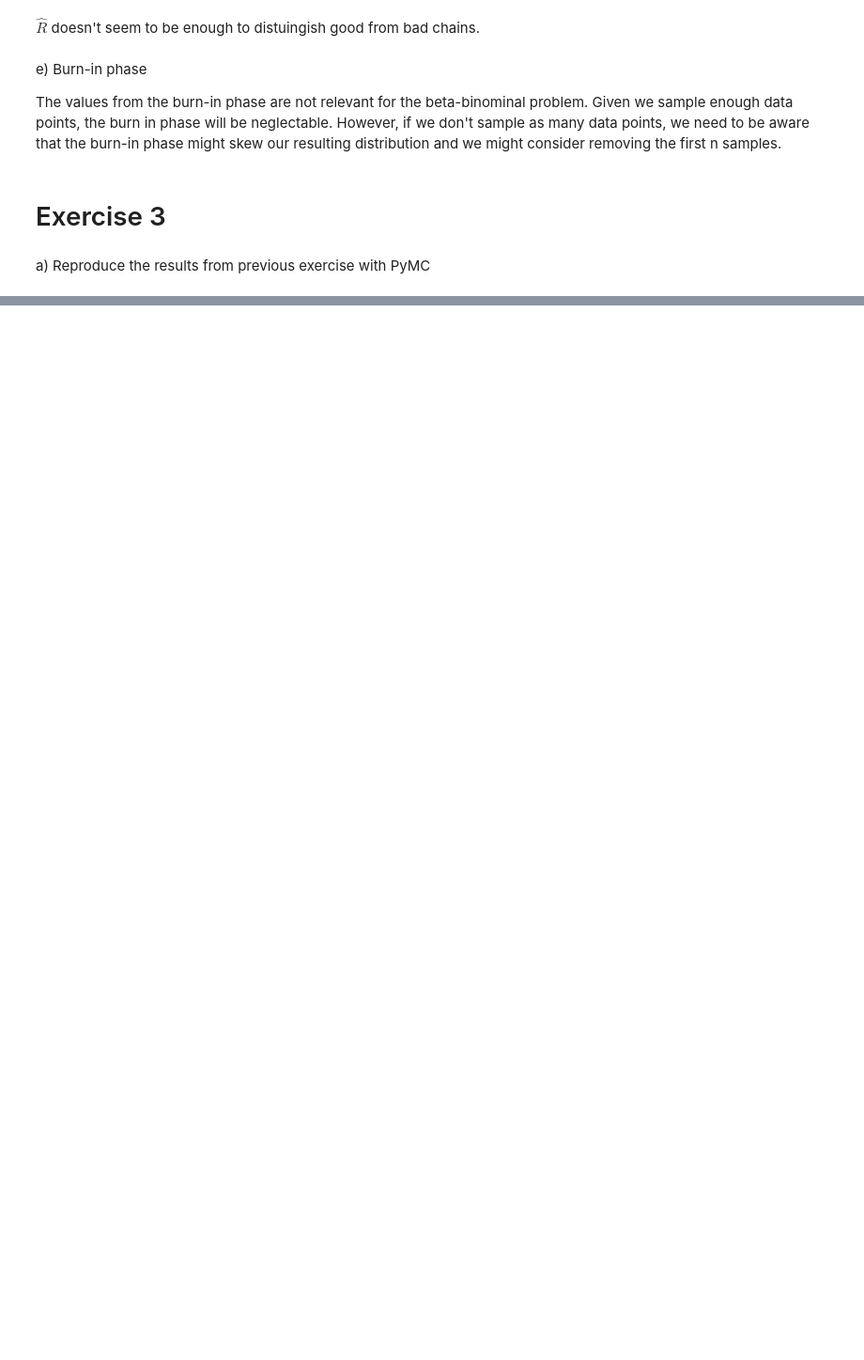
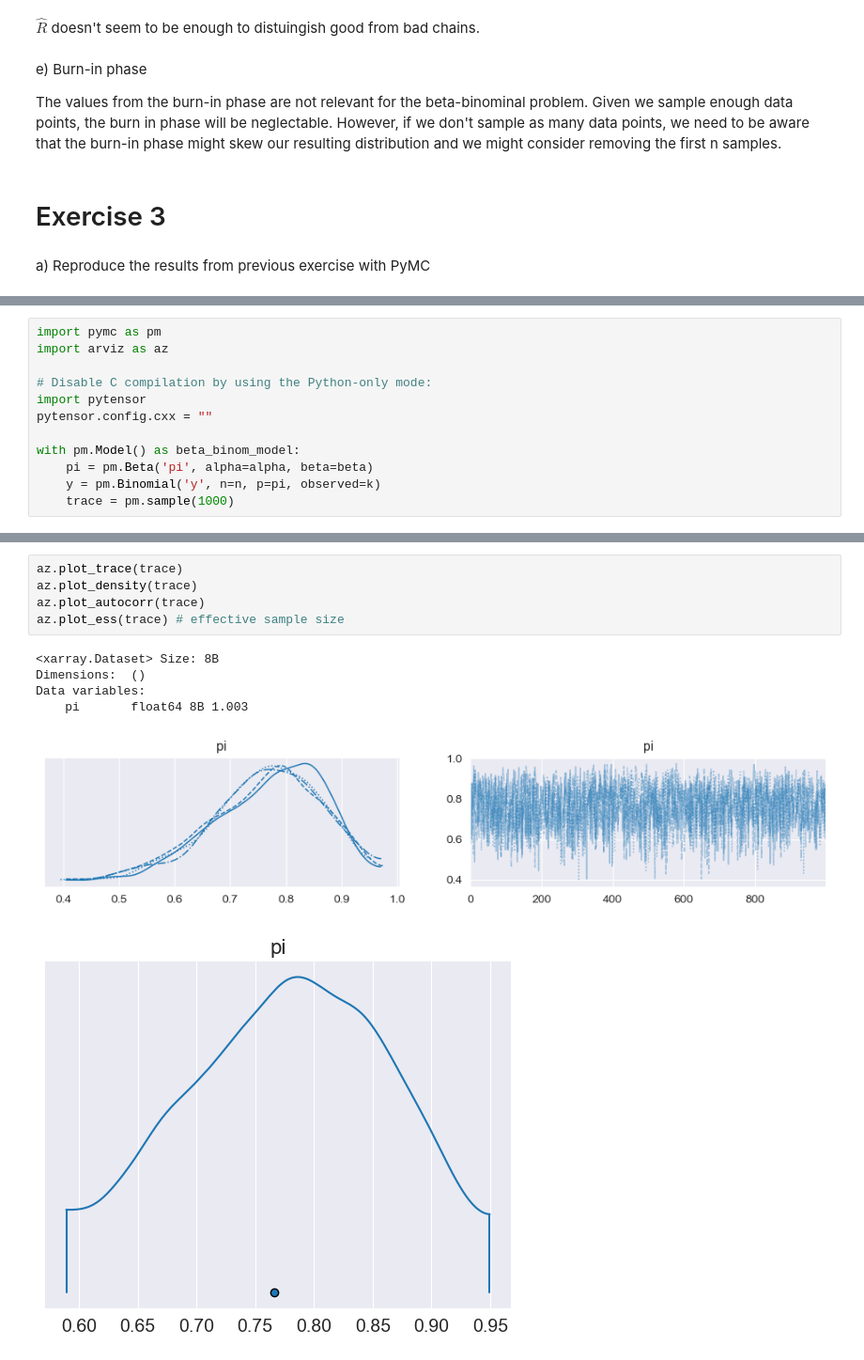
Before and after one commit to marbetschar/ZHAW-Bayesian-Machine-Learning-HS25, a Jupyter notebook: notebooks/week03/BML_Exercises_Week_03.ipynb, the cells around one changed output, grey strips where cells are left out. Shown at 94% size. Cells and saved outputs as stored; diff of their text form; blank space fills up the shorter version.

```diff
--- a/notebooks/week03/BML_Exercises_Week_03.ipynb
+++ b/notebooks/week03/BML_Exercises_Week_03.ipynb
@@ -328,0 +333,12 @@ a) Reproduce the results from previous exercise with PyMC
+# %%
+import pymc as pm
+import arviz as az
+
+# Disable C compilation by using the Python-only mode:
+import pytensor
+pytensor.config.cxx = ""
+
+with pm.Model() as beta_binom_model:
+    pi = pm.Beta('pi', alpha=alpha, beta=beta)
+    y = pm.Binomial('y', n=n, p=pi, observed=k)
+    trace = pm.sample(1000)
@@ -328,0 +376,12 @@ a) Reproduce the results from previous exercise with PyMC
+# %%
+az.plot_trace(trace)
+az.plot_density(trace)
+az.plot_autocorr(trace)
+az.plot_ess(trace) # effective sample size
+# %% [output]
+<xarray.Dataset> Size: 8B
+Dimensions:  ()
+Data variables:
+    pi       float64 8B 1.003
+[figure, added]
+[figure, added]
```
Also changed, not shown: parts of 33 cells of this notebook, 1 other file.
